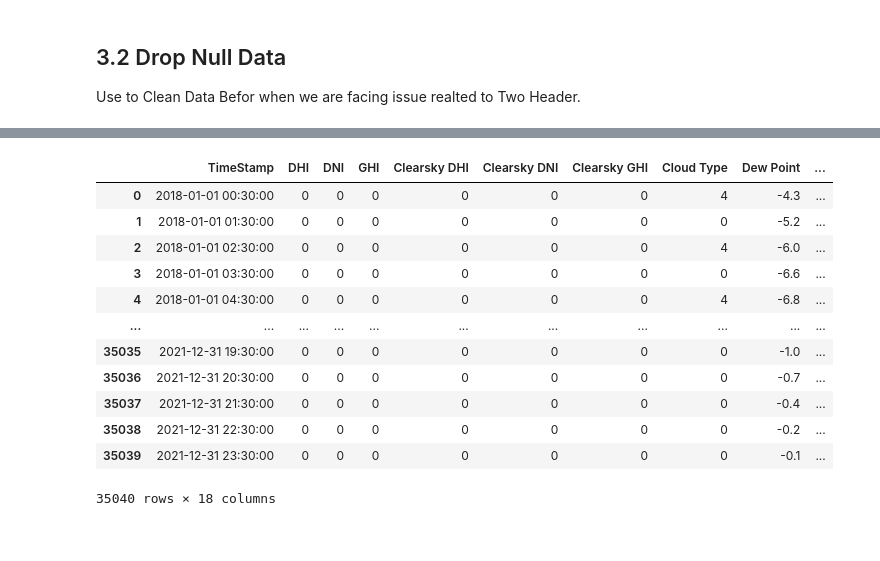
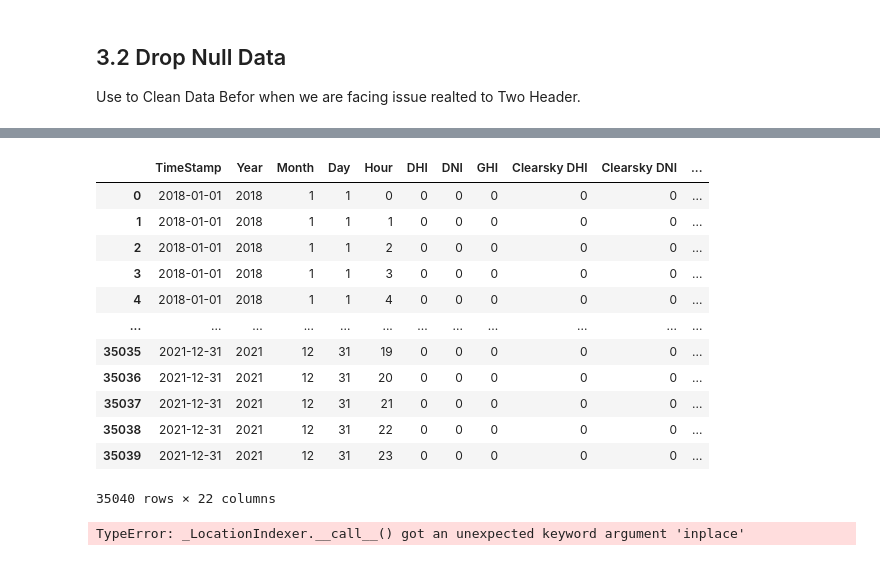
Before and after one commit to krupeshshah/670_Capstone_Project, a Jupyter notebook: src/Capstone_Solar_Radiation.ipynb, the cells around one changed output, grey strips where cells are left out. Cells and saved outputs as stored; diff of their text form; code cells hidden in the pictures.

```diff
--- a/src/Capstone_Solar_Radiation.ipynb
+++ b/src/Capstone_Solar_Radiation.ipynb
@@ -95,7 +113,8 @@ Index(['Year', 'Month', 'Day', 'Hour', 'Minute', 'DHI', 'DNI', 'GHI',
 ## 3.1 create new TimeStame Column using Year, Month, Day, Hours, and Minute.
 # %%
 # Create new Column TimeStamps using Year,month,day,hour and minute coulumn and drop that column.
-solar_file['TimeStamp'] = pd.to_datetime(solar_file[['Year','Month','Day','Hour','Minute']])
-solar_file.drop(['Year','Month','Day','Hour','Minute'], inplace=True, axis=1)
-solar_file
+solar_file_01 = solar_file.copy()
+solar_file_01['TimeStamp'] = pd.to_datetime(solar_file[['Year','Month','Day']])
+solar_file_01.drop(['Minute'], inplace=True, axis=1)
+solar_file_01
 # %% [output]
@@ -117,8 +136,8 @@ Moving TimeStamp Column to the first place.
 
 insert column using insert(position,column_name,first_column) function
 # %%
-first_column = solar_file.pop('TimeStamp')
+first_column = solar_file_01.pop('TimeStamp')
 
-solar_file.insert(0, 'TimeStamp', first_column)
-solar_file
+solar_file_01.insert(0, 'TimeStamp', first_column)
+solar_file_01
 # %% [output]
@@ -236,16 +237,16 @@ df_solar = pd.read_csv('data/updated_data/final_solar.csv')
 # %%
-df_solar
+solar_file_01
 # %% [output]
-|  | TimeStamp | DHI | DNI | GHI | Clearsky DHI | Clearsky DNI | Clearsky GHI | Cloud Type | Dew Point | ... |
-| 0 | 2018-01-01 00:30:00 | 0 | 0 | 0 | 0 | 0 | 0 | 4 | -4.3 | ... |
-| 1 | 2018-01-01 01:30:00 | 0 | 0 | 0 | 0 | 0 | 0 | 0 | -5.2 | ... |
-| 2 | 2018-01-01 02:30:00 | 0 | 0 | 0 | 0 | 0 | 0 | 4 | -6.0 | ... |
-| 3 | 2018-01-01 03:30:00 | 0 | 0 | 0 | 0 | 0 | 0 | 0 | -6.6 | ... |
-| 4 | 2018-01-01 04:30:00 | 0 | 0 | 0 | 0 | 0 | 0 | 4 | -6.8 | ... |
-| ... | ... | ... | ... | ... | ... | ... | ... | ... | ... | ... |
-| 35035 | 2021-12-31 19:30:00 | 0 | 0 | 0 | 0 | 0 | 0 | 0 | -1.0 | ... |
-| 35036 | 2021-12-31 20:30:00 | 0 | 0 | 0 | 0 | 0 | 0 | 0 | -0.7 | ... |
-| 35037 | 2021-12-31 21:30:00 | 0 | 0 | 0 | 0 | 0 | 0 | 0 | -0.4 | ... |
-| 35038 | 2021-12-31 22:30:00 | 0 | 0 | 0 | 0 | 0 | 0 | 0 | -0.2 | ... |
-| 35039 | 2021-12-31 23:30:00 | 0 | 0 | 0 | 0 | 0 | 0 | 0 | -0.1 | ... |
+|  | TimeStamp | Year | Month | Day | Hour | DHI | DNI | GHI | Clearsky DHI | Clearsky DNI | ... |
+| 0 | 2018-01-01 | 2018 | 1 | 1 | 0 | 0 | 0 | 0 | 0 | 0 | ... |
+| 1 | 2018-01-01 | 2018 | 1 | 1 | 1 | 0 | 0 | 0 | 0 | 0 | ... |
+| 2 | 2018-01-01 | 2018 | 1 | 1 | 2 | 0 | 0 | 0 | 0 | 0 | ... |
+| 3 | 2018-01-01 | 2018 | 1 | 1 | 3 | 0 | 0 | 0 | 0 | 0 | ... |
+| 4 | 2018-01-01 | 2018 | 1 | 1 | 4 | 0 | 0 | 0 | 0 | 0 | ... |
+| ... | ... | ... | ... | ... | ... | ... | ... | ... | ... | ... | ... |
+| 35035 | 2021-12-31 | 2021 | 12 | 31 | 19 | 0 | 0 | 0 | 0 | 0 | ... |
+| 35036 | 2021-12-31 | 2021 | 12 | 31 | 20 | 0 | 0 | 0 | 0 | 0 | ... |
+| 35037 | 2021-12-31 | 2021 | 12 | 31 | 21 | 0 | 0 | 0 | 0 | 0 | ... |
+| 35038 | 2021-12-31 | 2021 | 12 | 31 | 22 | 0 | 0 | 0 | 0 | 0 | ... |
+| 35039 | 2021-12-31 | 2021 | 12 | 31 | 23 | 0 | 0 | 0 | 0 | 0 | ... |
-35040 rows × 18 columns
+35040 rows × 22 columns
@@ -251,0 +257,7 @@ df_solar
+# %%
+solar_file_01.iloc(['Minute'], inplace=True, axis=1)
+plt.figure(figsize = (15,15))
+ax = sns.heatmap(solar_file_01.iloc[:,5:], cmap=True)
+plt.show()
+# %% [output]
+TypeError: _LocationIndexer.__call__() got an unexpected keyword argument 'inplace'
```
Also changed, not shown: parts of 14 cells of this notebook, 2 other files.
